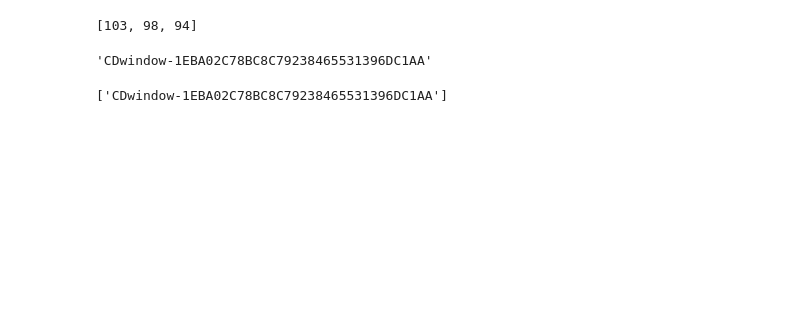
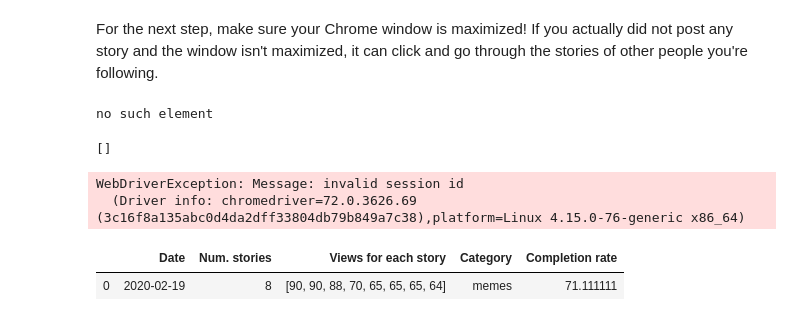
Before and after one commit to nrigheriu/fun-notebooks, a Jupyter notebook: Instagram-story-retention.ipynb, the cells around one changed output. Saved outputs shown, nothing was run; the diff lists cells and outputs as text; code cells hidden in the pictures; blank space fills up the shorter version.

```diff
--- a/Instagram-story-retention.ipynb
+++ b/Instagram-story-retention.ipynb
@@ -34,3 +38,5 @@ driver.get(instagram)
+# %% [markdown]
+For the next step, make sure your Chrome window is maximized! If you actually did not post any story and the window isn't maximized, it can click and go through the stories of other people you're following.
 # %%
 stories_remaining = True
 try:
@@ -39,32 +45,41 @@ try:
 except NoSuchElementException:
     try:       #nested, I know, but following EAFP principle
         own_story = driver.find_element_by_xpath('/html/body/div[1]/section/main/section/div[1]/div/div/div/div[1]/button/div[1]/span/img')
+        print("story of others")
         own_story.click()
     except NoSuchElementException:
         stories_remaining = False
         print("no such element")
-
 viewers = []
 next_story_button = 1
-while stories_remaining:     #use Webdriverwait!
+while stories_remaining:
     try:
         view_count = driver.find_element_by_xpath('/html/body/div[1]/section/div/div/section/div[2]/div[3]/div[2]/button/div/span').text
         view_count = int(view_count.split("Vista por")[1])
         viewers.append(view_count)
         next_story = driver.find_element_by_xpath(f'/html/body/div[1]/section/div/div/section/div[2]/button[{next_story_button}]/div')
         next_story_button = 2
-        time.sleep(1)
+        driver.implicitly_wait(1)
         next_story.click()
     except (NoSuchElementException, StaleElementReferenceException) as e:
         stories_remaining = False
 viewers
 # %% [output]
-[103, 98, 94]
+no such element
+[]
-# %%
-pop_up
-# %% [output]
-'CDwindow-1EBA02C78BC8C79238465531396DC1AA'
 # %%
-driver.window_handles
+driver.close()
 # %% [output]
-['CDwindow-1EBA02C78BC8C79238465531396DC1AA']
+WebDriverException: Message: invalid session id
+  (Driver info: chromedriver=72.0.3626.69 (3c16f8a135abc0d4da2dff33804db79b849a7c38),platform=Linux 4.15.0-76-generic x86_64)
+# %%
+story_filename = "story_info.csv"
+if not os.path.isfile(story_filename):
+    story_info = pd.DataFrame(columns=['Date', 'Num. stories', 'Views for each story', "Category", "Completion rate"])
+    story_info.to_csv(story_filename, index=False)
+else:
+    story_info = pd.read_csv(story_filename)
+story_info
+# %% [output]
+|  | Date | Num. stories | Views for each story | Category | Completion rate |
+| 0 | 2020-02-19 | 8 | [90, 90, 88, 70, 65, 65, 65, 64] | memes | 71.111111 |
```
Also changed, not shown: parts of 10 cells of this notebook.
